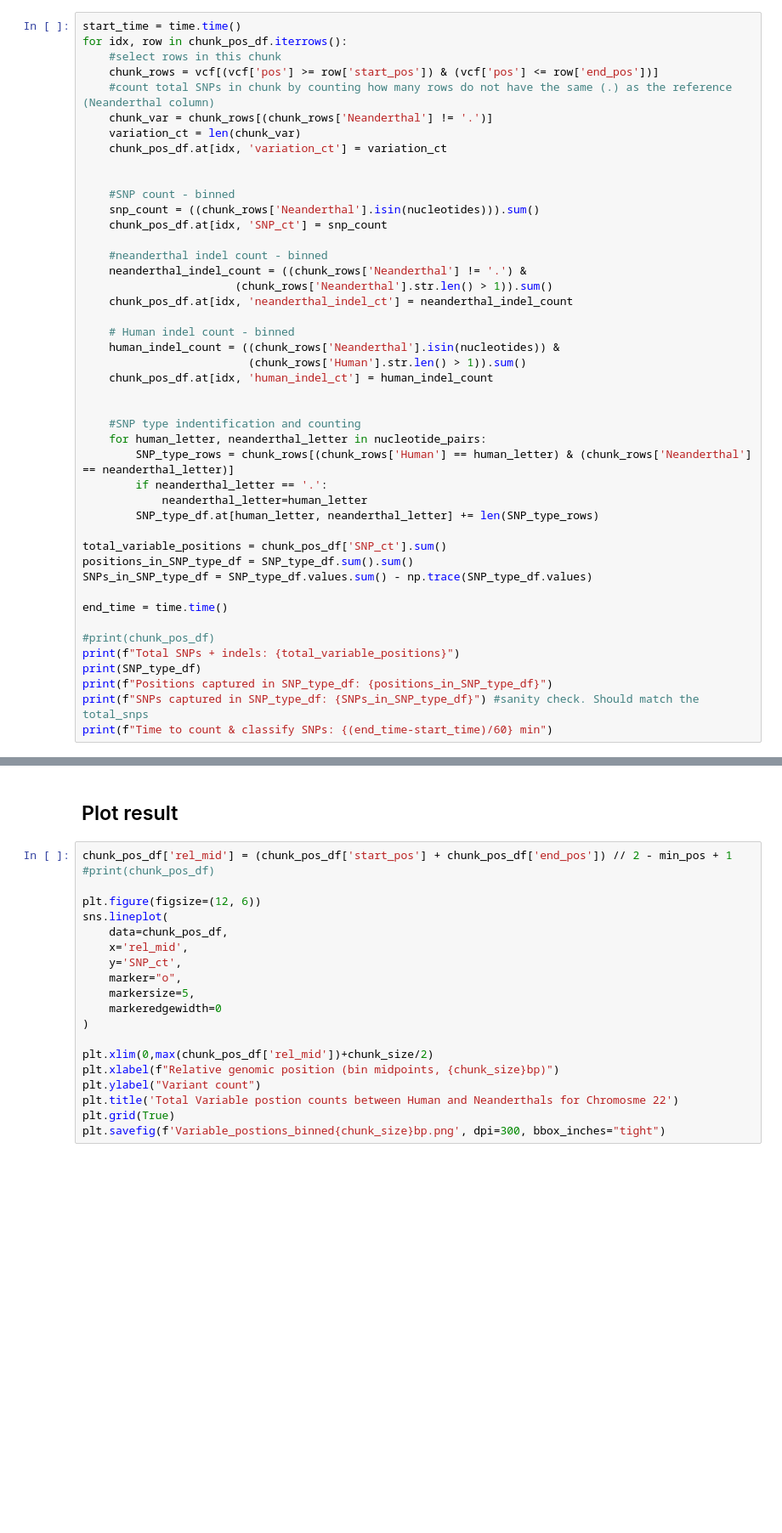
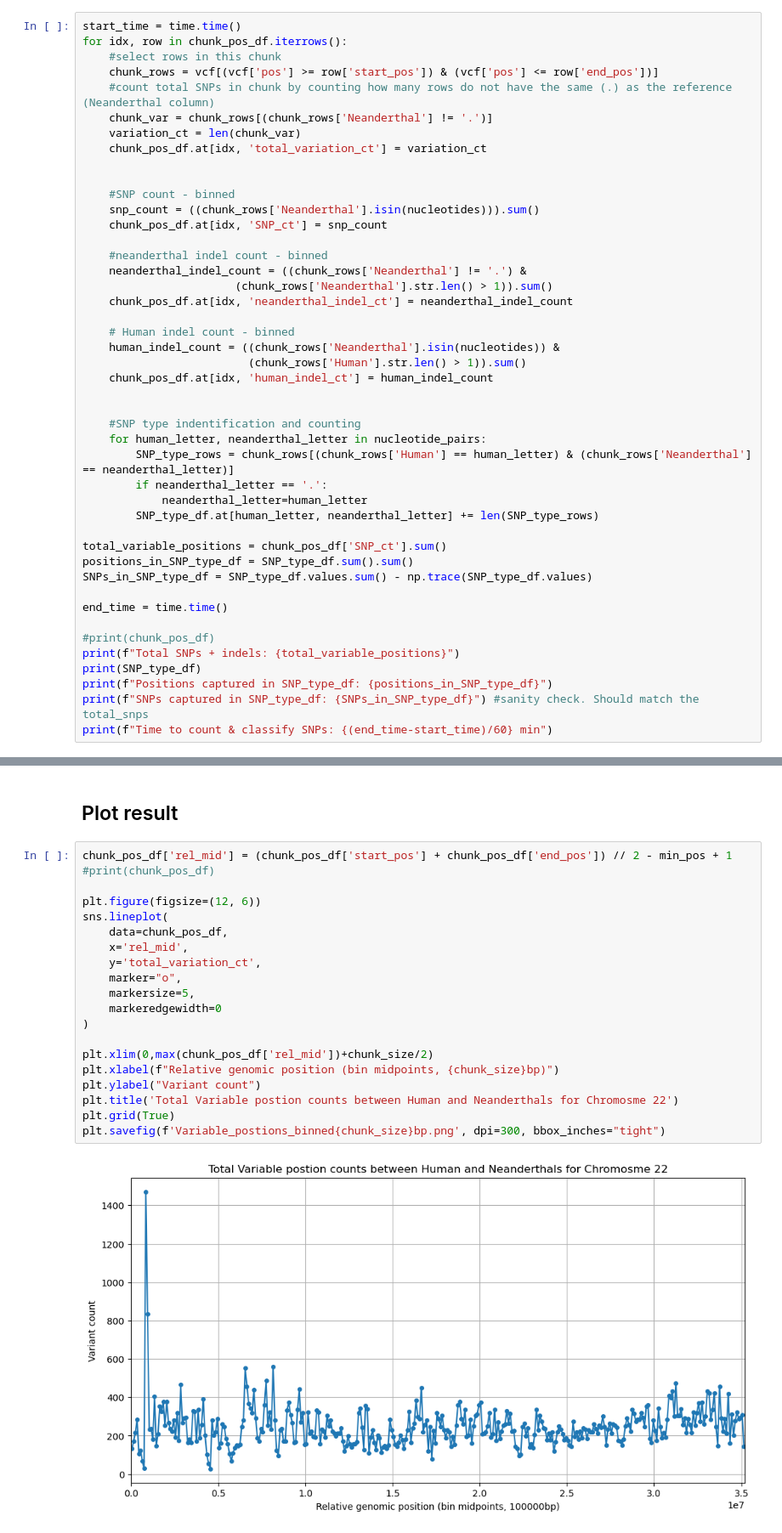
Before and after one commit to MDautle/Neanderthal, a Jupyter notebook: Dautle_Wk3_VCF_exercise.ipynb, the cells around one changed output, grey strips where cells are left out. Shown: that part at 85% size. Cells and saved outputs as stored; diff of their text form; blank space fills up the shorter version.

```diff
--- a/Dautle_Wk3_VCF_exercise.ipynb
+++ b/Dautle_Wk3_VCF_exercise.ipynb
@@ -116,7 +116,7 @@ for idx, row in chunk_pos_df.iterrows():
     #count total SNPs in chunk by counting how many rows do not have the same (.) as the reference (Neanderthal column)
     chunk_var = chunk_rows[(chunk_rows['Neanderthal'] != '.')]
     variation_ct = len(chunk_var)
-    chunk_pos_df.at[idx, 'variation_ct'] = variation_ct
+    chunk_pos_df.at[idx, 'total_variation_ct'] = variation_ct
 
 
     #SNP count - binned
@@ -180,23 +207,25 @@ mismatch_rows_human.to_csv('BONUS_IndelsHuman.tsv', sep='\t', header=True, index
 # %%
 chunk_pos_df['rel_mid'] = (chunk_pos_df['start_pos'] + chunk_pos_df['end_pos']) // 2 - min_pos + 1
 #print(chunk_pos_df)
 
 plt.figure(figsize=(12, 6))
 sns.lineplot(
     data=chunk_pos_df,
     x='rel_mid',
-    y='SNP_ct',
+    y='total_variation_ct',
     marker="o",
     markersize=5,
     markeredgewidth=0
 )
 
 plt.xlim(0,max(chunk_pos_df['rel_mid'])+chunk_size/2)
 plt.xlabel(f"Relative genomic position (bin midpoints, {chunk_size}bp)")
 plt.ylabel("Variant count")
 plt.title('Total Variable postion counts between Human and Neanderthals for Chromosme 22')
 plt.grid(True)
 plt.savefig(f'Variable_postions_binned{chunk_size}bp.png', dpi=300, bbox_inches="tight")
+# %% [output]
+[figure, added]
 # %%
 plot_df = chunk_pos_df.melt(
     id_vars=['rel_mid'],
```
Also changed, not shown: parts of 4 cells of this notebook, 2 other files.
